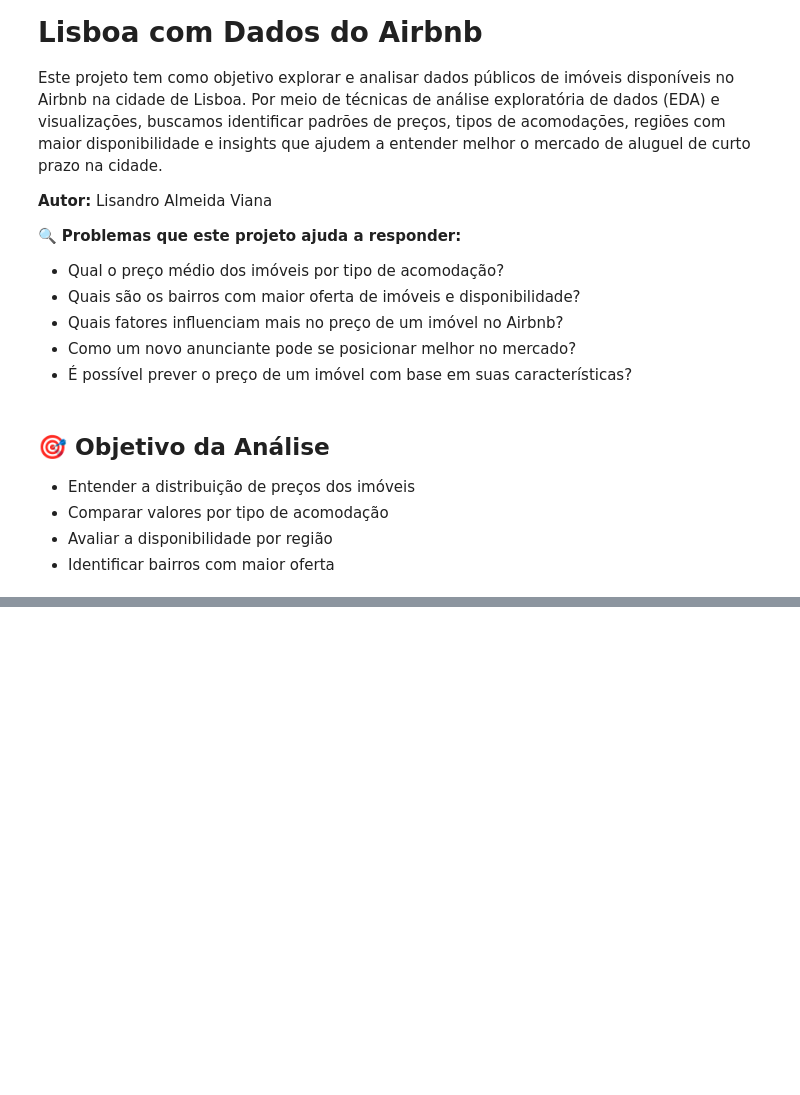
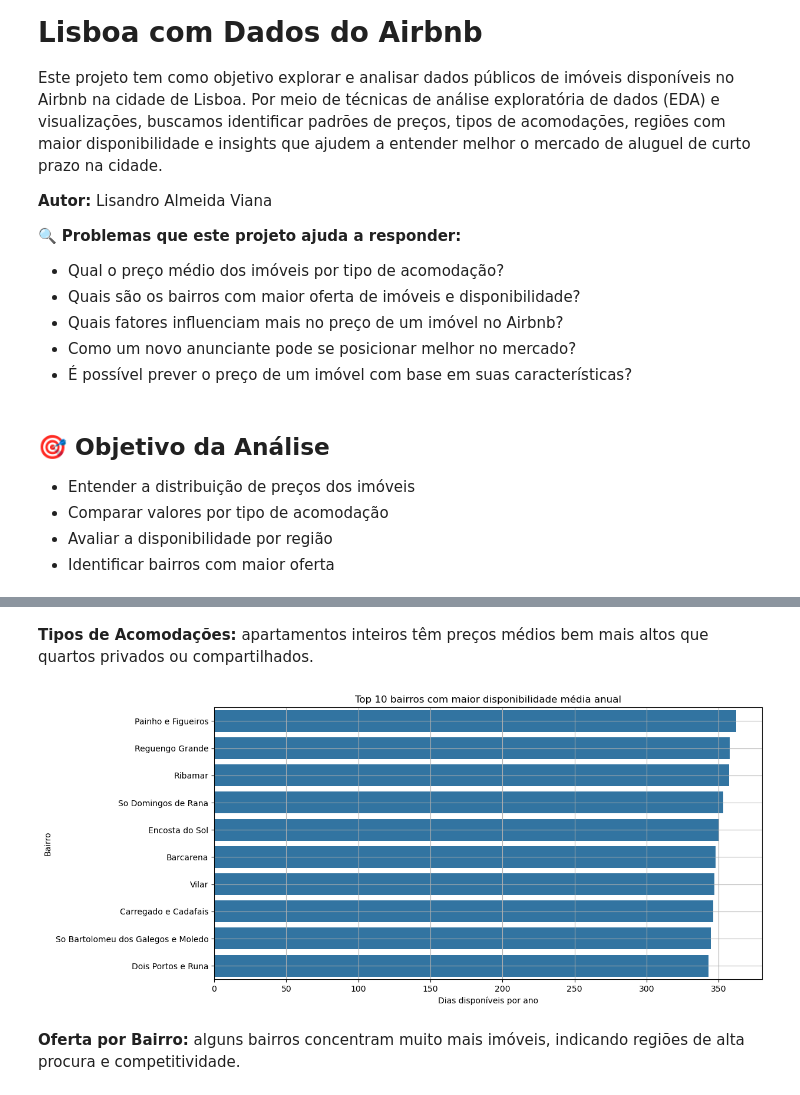
Before and after one commit to LisandroViana/airbnb-lisboa-analise, a Jupyter notebook: analise_airbnb_lisboa.ipynb, the cells around one changed output, grey strips where cells are left out. Cells and saved outputs as stored; diff of their text form; code cells hidden in the pictures; blank space fills up the shorter version.

```diff
--- a/analise_airbnb_lisboa.ipynb
+++ b/analise_airbnb_lisboa.ipynb
@@ -26,7 +26,7 @@ from sklearn.metrics import mean_squared_error, r2_score
 - Avaliar a disponibilidade por região
 - Identificar bairros com maior oferta
 # %%
-df = pd.read_csv('/mnt/data/listings_amostra.csv')
+df = pd.read_csv('/Projects/Portifolio/airbnb-lisboa-analise/listings_amostra.csv')
 # %%
 colunas = [
     'name', 'neighbourhood_cleansed', 'latitude', 'longitude',
@@ -57,13 +63,23 @@ plt.show()
+# %% [markdown]
+**Tipos de Acomodações:** apartamentos inteiros têm preços médios bem mais altos que quartos privados ou compartilhados.
 # %%
 plt.figure(figsize=(12, 6))
-df_grouped = df.groupby('neighbourhood_cleansed')['availability_365']
-.mean().sort_values(ascending=False).head(10)
+df_grouped = (
+	df.groupby('neighbourhood_cleansed')['availability_365']
+	.mean()
+	.sort_values(ascending=False)
+	.head(10)
+)
 sns.barplot(x=df_grouped.values, y=df_grouped.index)
 plt.title('Top 10 bairros com maior disponibilidade média anual')
 plt.xlabel('Dias disponíveis por ano')
 plt.ylabel('Bairro')
 plt.grid(True)
 plt.show()
+# %% [output]
+[figure, added]
+# %% [markdown]
+**Oferta por Bairro:** alguns bairros concentram muito mais imóveis, indicando regiões de alta procura e competitividade.
 # %%
 plt.figure(figsize=(10, 6))
 sns.heatmap(df.corr(numeric_only=True), annot=True, cmap='coolwarm', fmt=".2f")
```
Also changed, not shown: parts of 12 cells of this notebook, 1 other file.
